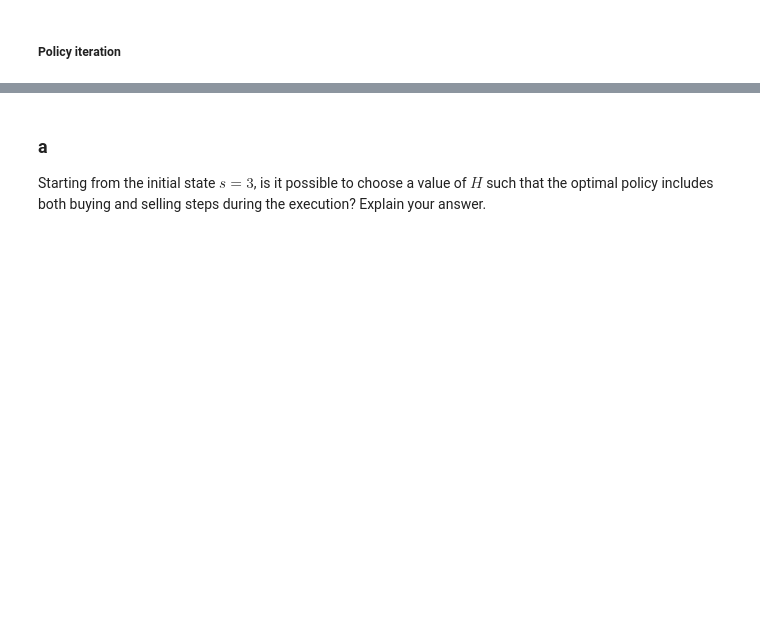
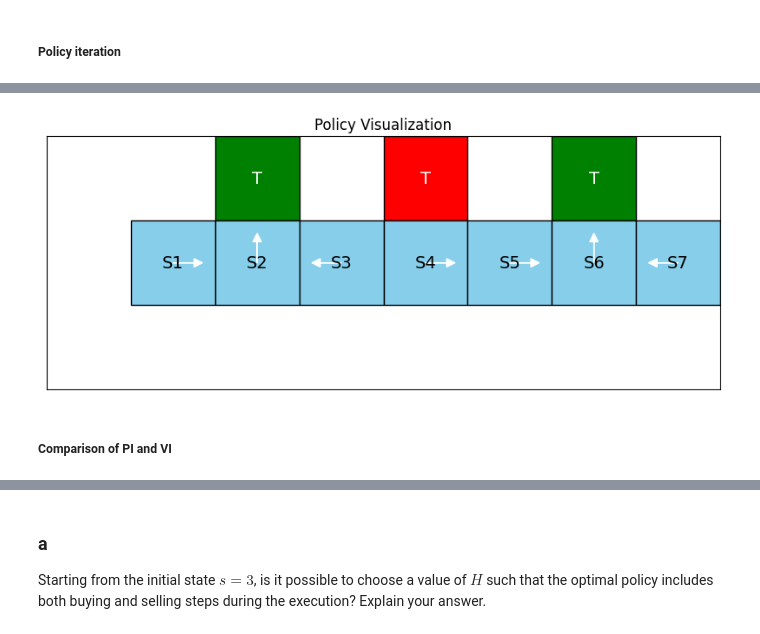
Before and after one commit to maj2idfar/Interactive-Learning-Course-Projects, a Jupyter notebook: 2_MDP_and_Dynamic_Programming/2_MDP_and_Dynamic_Programming.ipynb, the cells around one changed output, grey strips where cells are left out. Saved outputs shown, nothing was run; the diff lists cells and outputs as text; code cells hidden in the pictures; blank space fills up the shorter version.

```diff
--- a/2_MDP_and_Dynamic_Programming/2_MDP_and_Dynamic_Programming.ipynb
+++ b/2_MDP_and_Dynamic_Programming/2_MDP_and_Dynamic_Programming.ipynb
@@ -692,0 +835,6 @@ T5: Right
+# %%
+pi_policy = plot_custom_grid(pi_policy.select_action, state_positions, states, actions)
+# %% [output]
+[figure, added]
+# %% [markdown]
+##### Comparison of PI and VI
```
Also changed, not shown: parts of 50 cells of this notebook.
